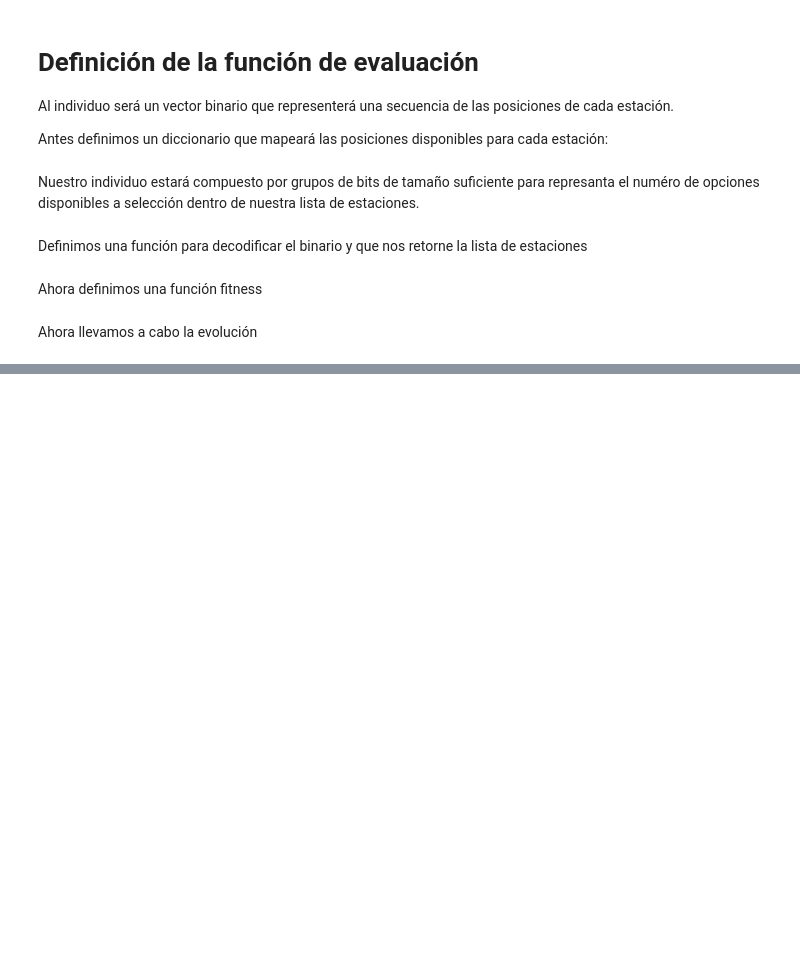
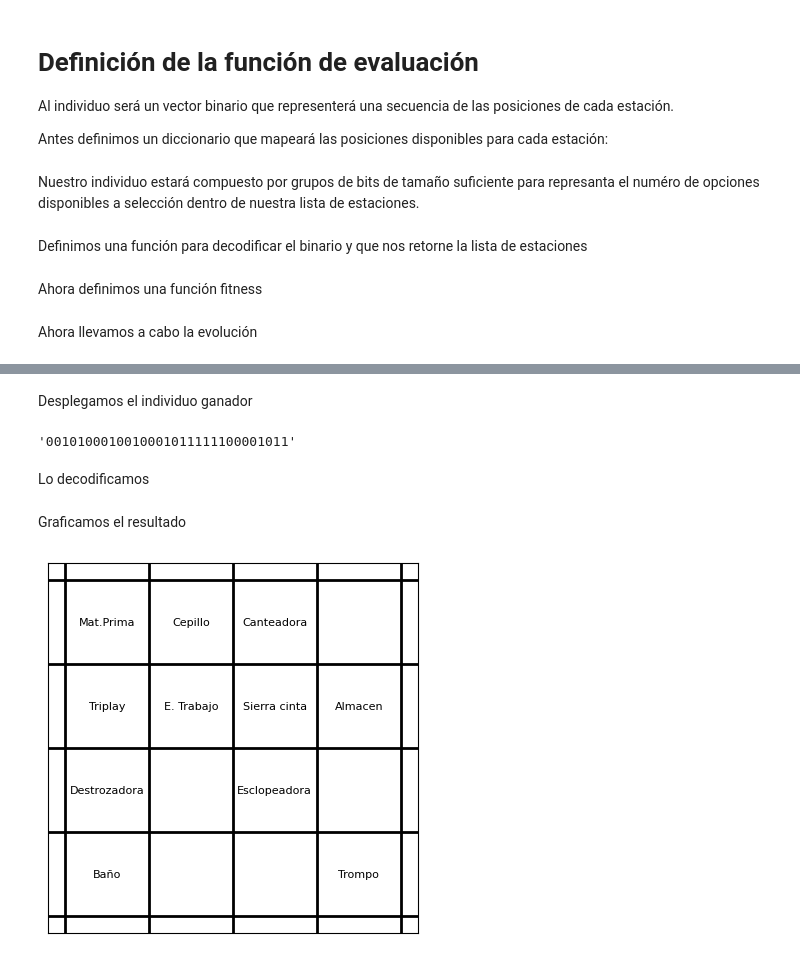
Before and after one commit to Yahred/evolutionary-computation, a Jupyter notebook: CGAOptimizationProblem.ipynb, the cells around one changed output, grey strips where cells are left out. Cells and saved outputs as stored; diff of their text form; code cells hidden in the pictures; blank space fills up the shorter version.

```diff
--- a/CGAOptimizationProblem.ipynb
+++ b/CGAOptimizationProblem.ipynb
@@ -120,7 +123,7 @@ def calcular_distancia(a: Estacion, b: Estacion) -> int:
 # %% [markdown]
 Definimos una función para calcular la distancia acumalada en el recorrido
 # %%
-def calcular_recorrido(ruta: list[int], estaciones: list[Estacion]):
+def calcular_recorrido(ruta: list[int], estaciones: dict[Estacion]):
   acc = 0
   for i in range(1, len(ruta)):
     a = ruta[i - 1]
@@ -358,7 +368,7 @@ Al individuo será un vector binario que representerá una secuencia de las posi
 
 Antes definimos un diccionario que mapeará las posiciones disponibles para cada estación:
 # %%
-posiciones = [
+posiciones_compacto = [
     (1, 2),
     (2, 1),
     (2, 2),
@@ -373,7 +383,7 @@ posiciones = [
     (4, 4),
 ]
 
-estaciones = [
+estaciones_compacto = [
    None,
    { 'id': 1, 'nombre': 'E. Trabajo' },
    { 'id': 2, 'nombre': 'Destrozadora' },
@@ -393,11 +403,11 @@ Nuestro individuo estará compuesto por grupos de bits de tamaño suficiente par
 Definimos una función para decodificar el binario y que nos retorne la lista de estaciones
 # %%
 def decode_bin(bin: str) -> list[Estacion]:
-  estaciones_disponibles = estaciones.copy()
+  estaciones_disponibles = estaciones_compacto.copy()
   bin_restante = bin
 
-  estaciones_seleccionadas = []
-  for i in range(len(posiciones)):
+  estaciones_seleccionadas = estaciones_iniciales.copy()
+  for i in range(len(posiciones_compacto)):
       n_bits = math.ceil(math.log(len(estaciones_disponibles), 2))
       segmento_bin = bin_restante[:n_bits]
       bin_restante = bin_restante[n_bits:]
@@ -408,16 +418,15 @@ def decode_bin(bin: str) -> list[Estacion]:
           seleccion = int(segmento_bin, 2)
 
       if seleccion >= len(estaciones_disponibles):
-          estacion_seleccionada = estaciones_disponibles.pop(-1)
-      else:
-          estacion_seleccionada = estaciones_disponibles.pop(seleccion)
+        seleccion = len(estaciones_disponibles) - 1
+
+      estacion_seleccionada = estaciones_disponibles.pop(seleccion)
 
       if not estacion_seleccionada:
           continue
 
-      x, y = posiciones[i]
-      estaciones_seleccionadas.append(
-          Estacion(estacion_seleccionada['id'], estacion_seleccionada['nombre'], x, y))
+      x, y = posiciones_compacto[i]
+      estaciones_seleccionadas[estacion_seleccionada['id']] = Estacion(estacion_seleccionada['id'], estacion_seleccionada['nombre'], x, y)
 
   return estaciones_seleccionadas
 # %% [markdown]
@@ -438,0 +446,16 @@ KeyError: ignored
+# %% [markdown]
+Desplegamos el individuo ganador
+# %%
+best
+# %% [output]
+'0010100010010001011111100001011'
+# %% [markdown]
+Lo decodificamos
+# %%
+estaciones_ganadoras_compacto = decode_bin(best)
+# %% [markdown]
+Graficamos el resultado
+# %%
+graficar_estaciones(estaciones_ganadoras_compacto)
+# %% [output]
+[figure, added]
```
Also changed, not shown: parts of 7 cells of this notebook.
